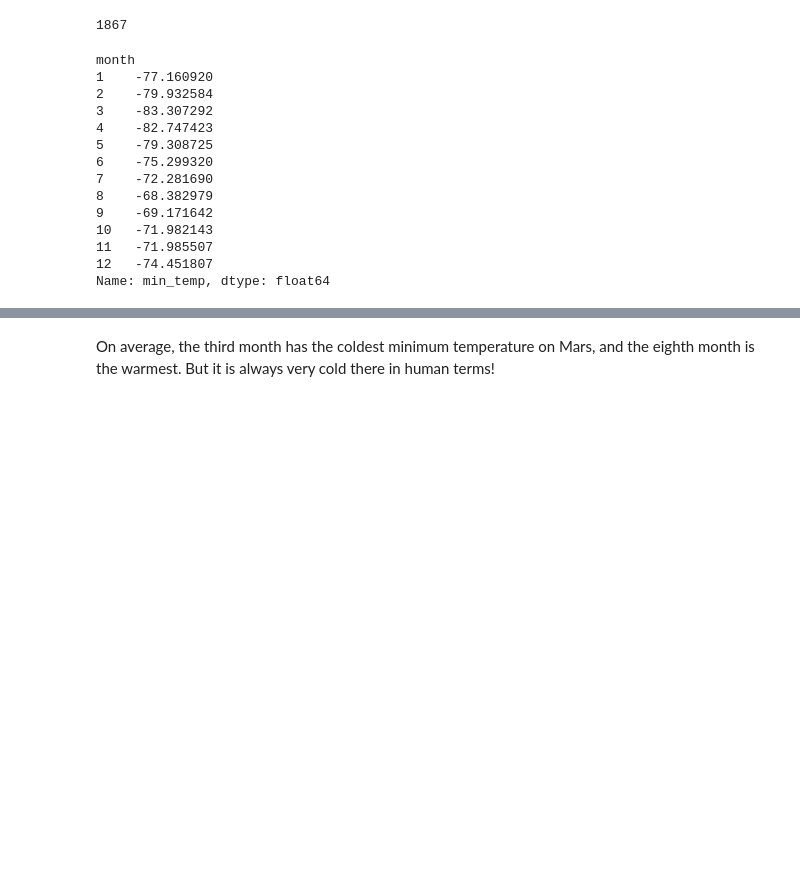
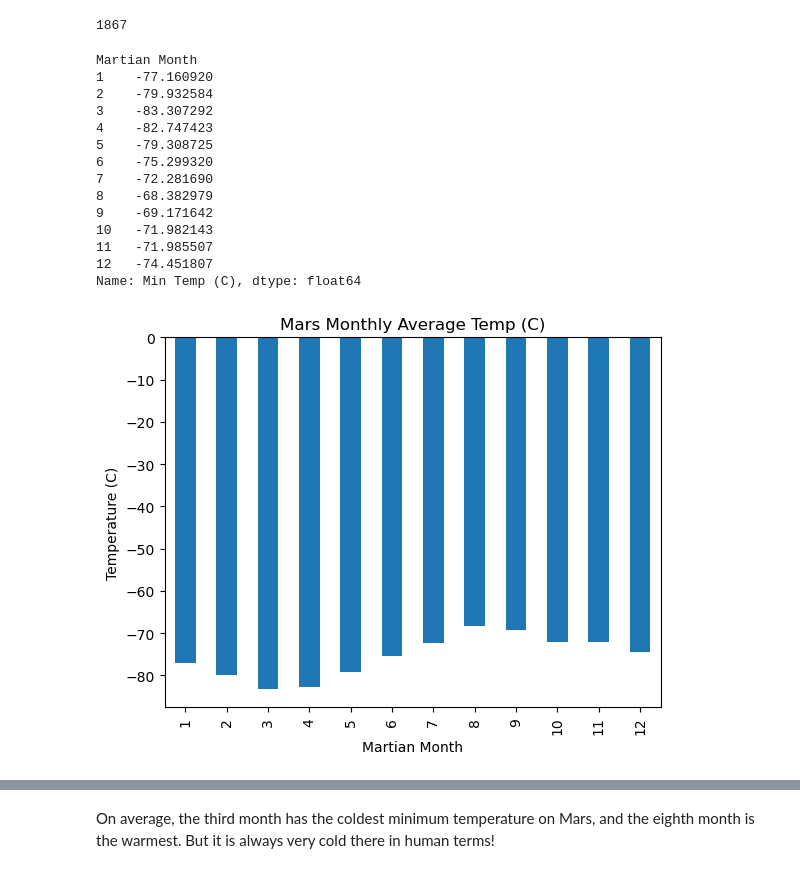
Before and after one commit to EmG3214/MarsHTMLscrape, a Jupyter notebook: part_2_mars_weather.ipynb, the cells around one changed output, grey strips where cells are left out. Saved outputs shown, nothing was run; the diff lists cells and outputs as text; code cells hidden in the pictures; blank space fills up the shorter version.

```diff
--- a/part_2_mars_weather.ipynb
+++ b/part_2_mars_weather.ipynb
@@ -204,8 +166,10 @@ mars_df["Mars Days (Sol)"].count()
 1867
 # %%
 # 3. What is the average low temperature by month?
+averages = mars_df.groupby("Martian Month").mean()
+averages['Min Temp (C)']
 # %% [output]
-month
+Martian Month
 1    -77.160920
 2    -79.932584
 3    -83.307292
@@ -218,4 +182,12 @@ month
 10   -71.982143
 11   -71.985507
 12   -74.451807
-Name: min_temp, dtype: float64
+Name: Min Temp (C), dtype: float64
+# %%
+# Plot the average temperature by month
+averages['Min Temp (C)'].plot(kind = 'bar')
+plt.title("Mars Monthly Average Temp (C)")
+plt.ylabel('Temperature (C)')
+plt.show()
+# %% [output]
+[figure, added]
```
Also changed, not shown: parts of 14 cells of this notebook, 2 other files.
